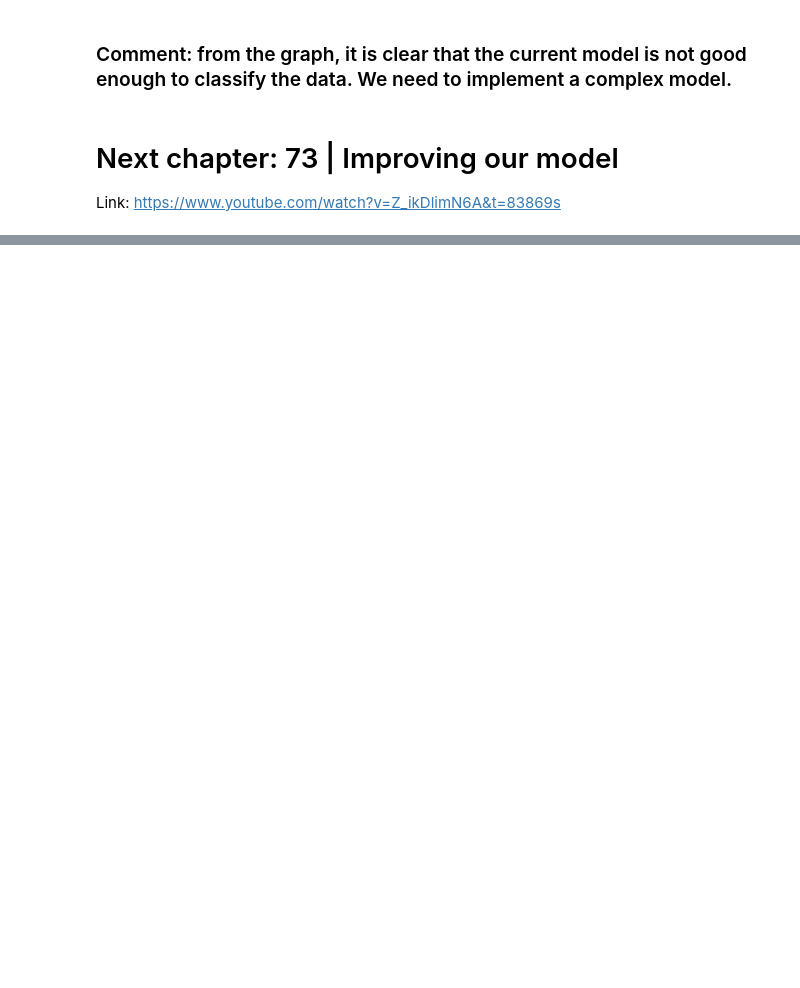
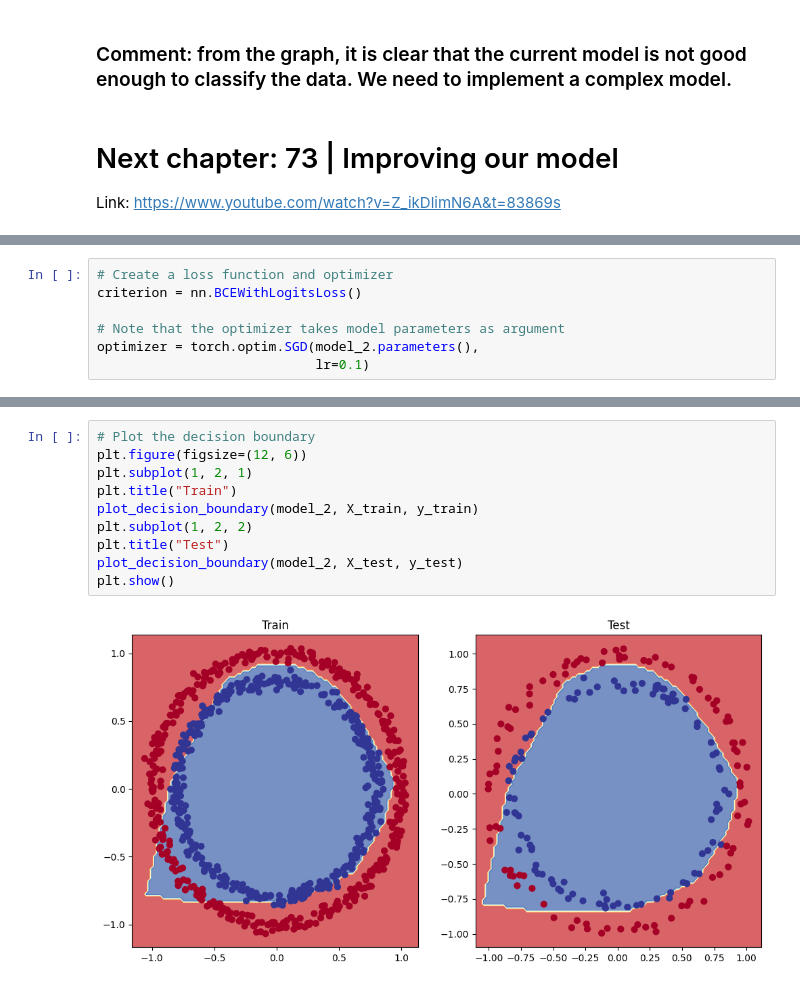
Before and after one commit to kvnptl/pytorch-practice, a Jupyter notebook: 02_neural_netowork_classification.ipynb, the cells around one changed output, grey strips where cells are left out. Drawn from its saved outputs; the diff is of its cells as text; blank space fills up the shorter version.

```diff
--- a/02_neural_netowork_classification.ipynb
+++ b/02_neural_netowork_classification.ipynb
@@ -363,0 +503,7 @@ Link: https://www.youtube.com/watch?v=Z_ikDlimN6A&t=83869s
+# %%
+# Create a loss function and optimizer
+criterion = nn.BCEWithLogitsLoss()
+
+# Note that the optimizer takes model parameters as argument
+optimizer = torch.optim.SGD(model_2.parameters(),
+                            lr=0.1)
@@ -363,0 +567,12 @@ Link: https://www.youtube.com/watch?v=Z_ikDlimN6A&t=83869s
+# %%
+# Plot the decision boundary
+plt.figure(figsize=(12, 6))
+plt.subplot(1, 2, 1)
+plt.title("Train")
+plot_decision_boundary(model_2, X_train, y_train)
+plt.subplot(1, 2, 2)
+plt.title("Test")
+plot_decision_boundary(model_2, X_test, y_test)
+plt.show()
+# %% [output]
+[figure, added]
```
Also changed, not shown: parts of 39 cells of this notebook, 3 other files.
